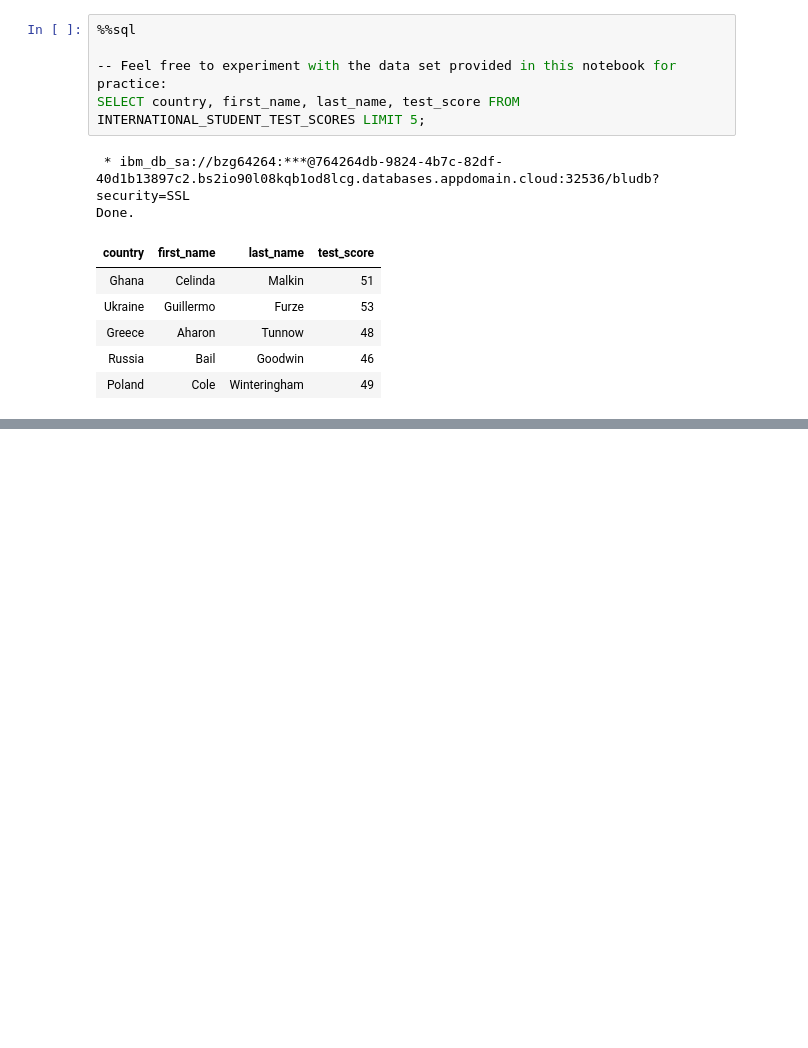
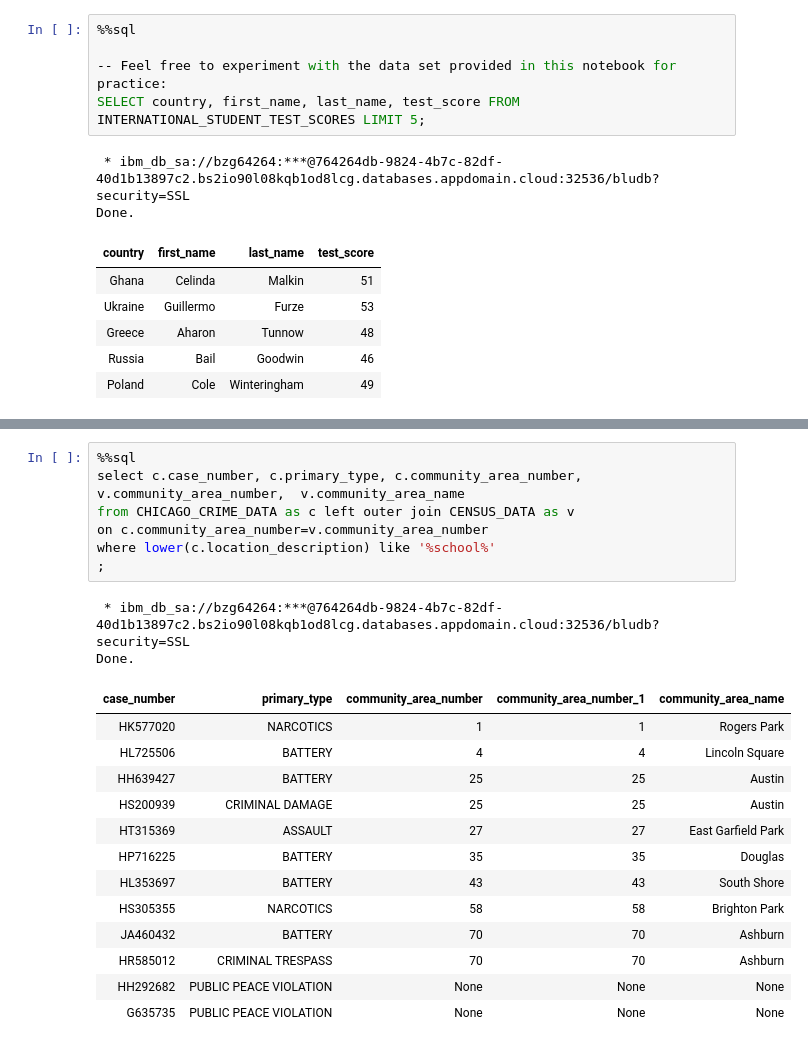
Before and after one commit to Jinkxt/IBM-Practice, a Jupyter notebook: 3- sql magic on ibm db2.ipynb, the cells around one changed output, grey strips where cells are left out. Drawn from its saved outputs; the diff is of its cells as text; blank space fills up the shorter version.

Commit message:
Data Wrangling

```diff
--- a/3- sql magic on ibm db2.ipynb
+++ b/3- sql magic on ibm db2.ipynb
@@ -229,0 +433,23 @@ Done.
+# %%
+%%sql
+select c.case_number, c.primary_type, c.community_area_number, v.community_area_number,  v.community_area_name
+from CHICAGO_CRIME_DATA as c left outer join CENSUS_DATA as v
+on c.community_area_number=v.community_area_number
+where lower(c.location_description) like '%school%'
+;
+# %% [output]
+ * ibm_db_sa://bzg64264:***@764264db-9824-4b7c-82df-40d1b13897c2.bs2io90l08kqb1od8lcg.databases.appdomain.cloud:32536/bludb?security=SSL
+Done.
+| case_number | primary_type | community_area_number | community_area_number_1 | community_area_name |
+| HK577020 | NARCOTICS | 1 | 1 | Rogers Park |
+| HL725506 | BATTERY | 4 | 4 | Lincoln Square |
+| HH639427 | BATTERY | 25 | 25 | Austin |
+| HS200939 | CRIMINAL DAMAGE | 25 | 25 | Austin |
+| HT315369 | ASSAULT | 27 | 27 | East Garfield Park |
+| HP716225 | BATTERY | 35 | 35 | Douglas |
+| HL353697 | BATTERY | 43 | 43 | South Shore |
+| HS305355 | NARCOTICS | 58 | 58 | Brighton Park |
+| JA460432 | BATTERY | 70 | 70 | Ashburn |
+| HR585012 | CRIMINAL TRESPASS | 70 | 70 | Ashburn |
+| HH292682 | PUBLIC PEACE VIOLATION | None | None | None |
+| G635735 | PUBLIC PEACE VIOLATION | None | None | None |
```
Also changed, not shown: parts of 16 cells of this notebook, 3 other files.
